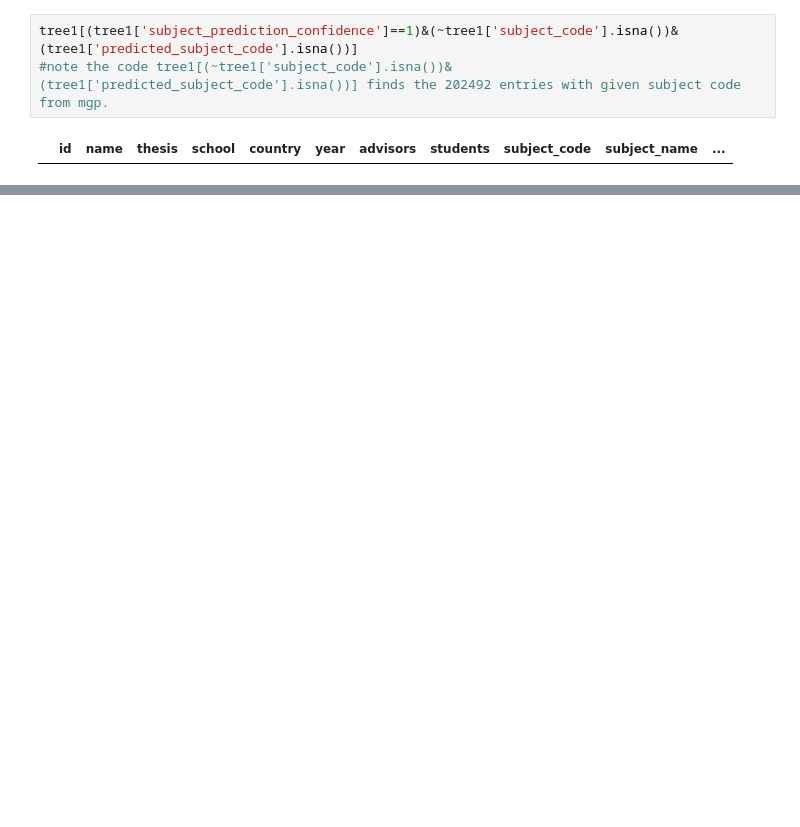
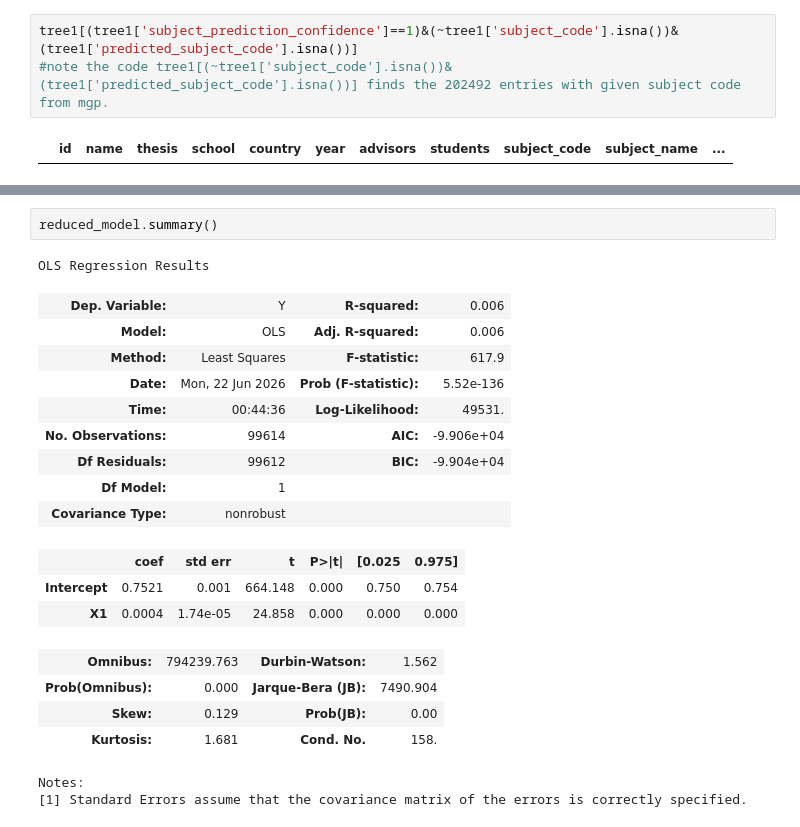
Before and after one commit to Erdos-Projects/summer26-math-genealogy, a Jupyter notebook: notebooks/fill-in-subject-Osanda/intepreting_prediction_confidence-Yilong.ipynb, the cells around one changed output, grey strips where cells are left out. Cells and saved outputs as stored; diff of their text form; blank space fills up the shorter version.

```diff
--- a/notebooks/fill-in-subject-Osanda/intepreting_prediction_confidence-Yilong.ipynb
+++ b/notebooks/fill-in-subject-Osanda/intepreting_prediction_confidence-Yilong.ipynb
@@ -125,0 +226,22 @@ tree1[(tree1['subject_prediction_confidence']==1)&(~tree1['subject_code'].isna()
+# %%
+reduced_model.summary()
+# %% [output]
+OLS Regression Results
+| Dep. Variable: | Y | R-squared: | 0.006 |
+| Model: | OLS | Adj. R-squared: | 0.006 |
+| Method: | Least Squares | F-statistic: | 617.9 |
+| Date: | Mon, 22 Jun 2026 | Prob (F-statistic): | 5.52e-136 |
+| Time: | 00:44:36 | Log-Likelihood: | 49531. |
+| No. Observations: | 99614 | AIC: | -9.906e+04 |
+| Df Residuals: | 99612 | BIC: | -9.904e+04 |
+| Df Model: | 1 |  |  |
+| Covariance Type: | nonrobust |  |  |
+|  | coef | std err | t | P>|t| | [0.025 | 0.975] |
+| Intercept | 0.7521 | 0.001 | 664.148 | 0.000 | 0.750 | 0.754 |
+| X1 | 0.0004 | 1.74e-05 | 24.858 | 0.000 | 0.000 | 0.000 |
+| Omnibus: | 794239.763 | Durbin-Watson: | 1.562 |
+| Prob(Omnibus): | 0.000 | Jarque-Bera (JB): | 7490.904 |
+| Skew: | 0.129 | Prob(JB): | 0.00 |
+| Kurtosis: | 1.681 | Cond. No. | 158. |
+Notes:
+[1] Standard Errors assume that the covariance matrix of the errors is correctly specified.
```
Also changed, not shown: parts of 22 cells of this notebook.
